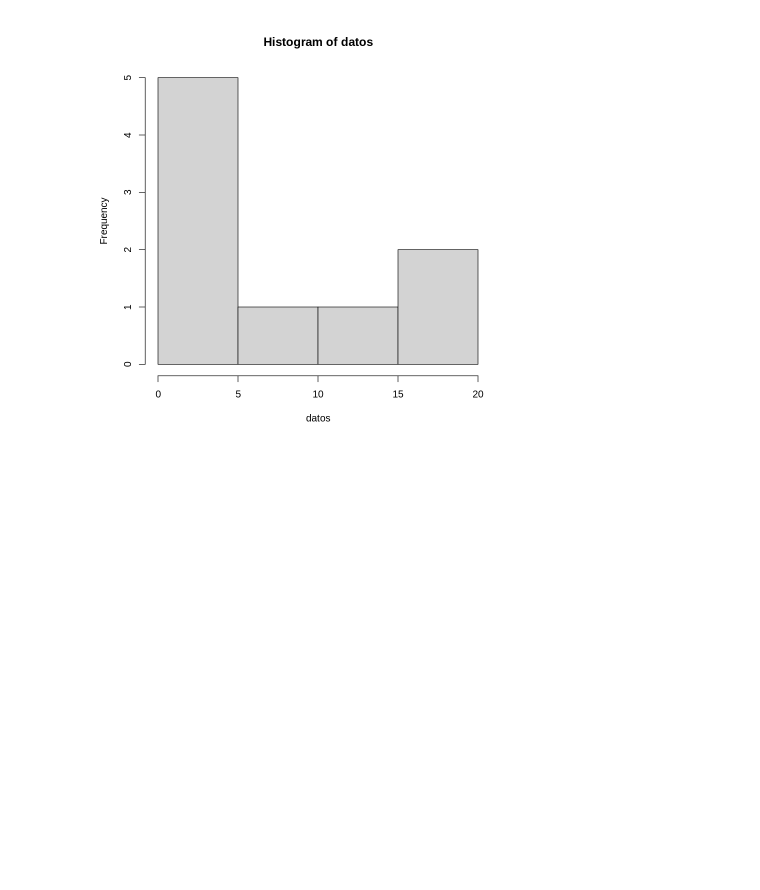
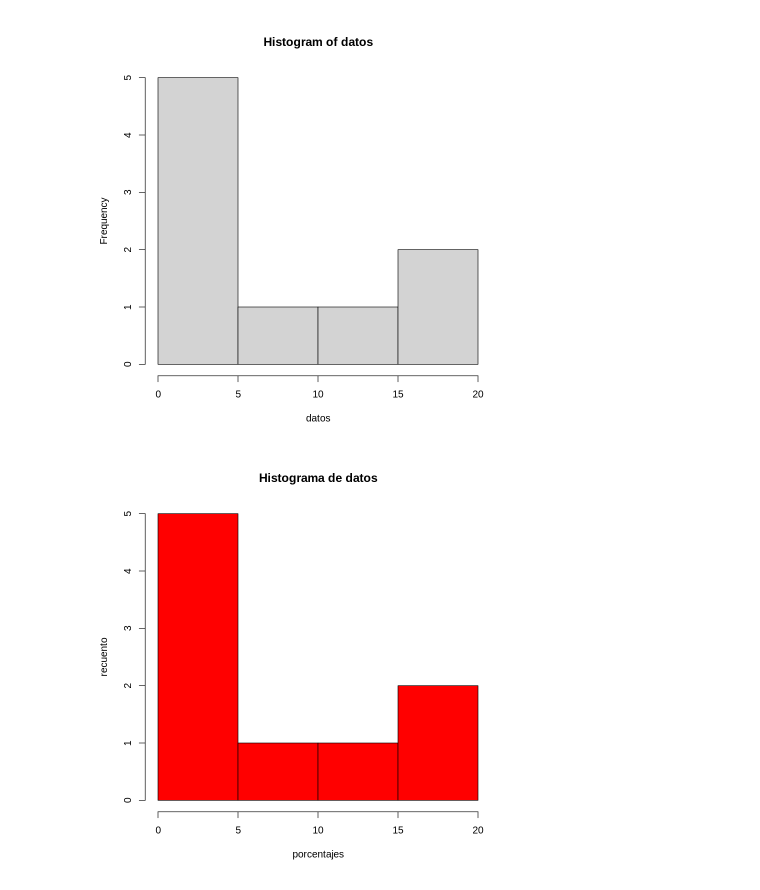
Before and after one commit to JhonnyLimachi/Rstudio, a Jupyter notebook: 1_Boxplot.ipynb, the cells around one changed output. Drawn from its saved outputs; the diff is of its cells as text; code cells hidden in the pictures; blank space fills up the shorter version.

```diff
--- a/1_Boxplot.ipynb
+++ b/1_Boxplot.ipynb
@@ -18,3 +18,7 @@ boxplot (datos, main="nutricion")
 hist(datos)
 # %% [output]
 [figure]
+# %%
+hist(datos, main = "Histograma de datos", xlab = "porcentajes", ylab = "recuento", col = "red")
+# %% [output]
+[figure, added]
```
